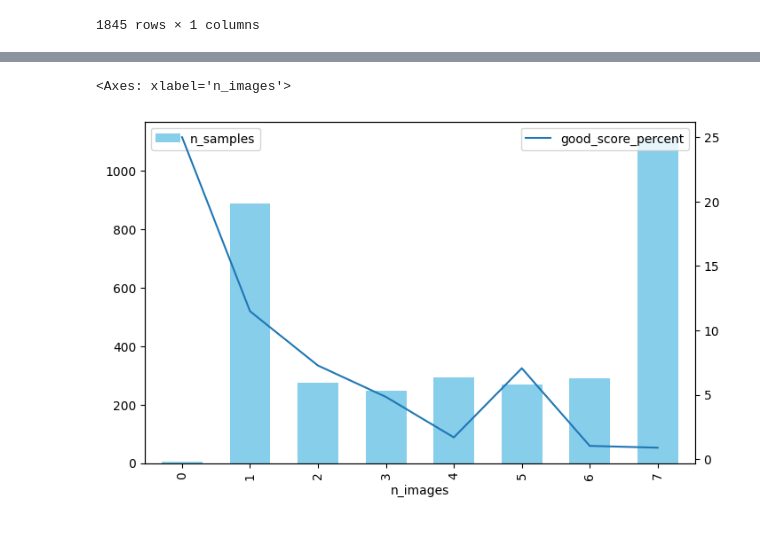
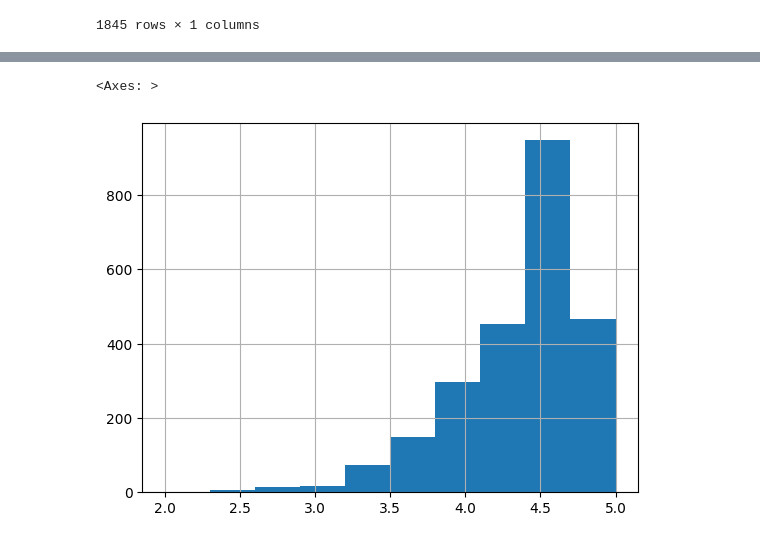
Before and after one commit to Vector239/ISOM5160-project-AI-Driven-Personalized-Product-Improvement-Recommendation-System-for-Amazon-Sellers, a Jupyter notebook: ISOM5160-GROUP7.ipynb, the cells around one changed output, grey strips where cells are left out. Saved outputs shown, nothing was run; the diff lists cells and outputs as text; code cells hidden in the pictures.

```diff
--- a/ISOM5160-GROUP7.ipynb
+++ b/ISOM5160-GROUP7.ipynb
@@ -125,12 +152,5 @@ df.plot(x='n_images', y=['good_score_percent'], ax=ax.twinx())
-# %%
-data = []
-for n in range(8):
-    tmp = df_amazon_product_info[df_amazon_product_info.CountAltImages==n]#.Score.hist(bins=50)
-    data.append({'n_images':n, 'good_score_percent':len(tmp[tmp.Score <= 3]) / len(tmp) * 100, 'n_samples':len(tmp)})
-
-df = pd.DataFrame(data)
-ax = df.plot(x='n_images', y='n_samples', kind="bar", color="skyblue", width=0.6, figsize=(8,5))
-df.plot(x='n_images', y=['good_score_percent'], ax=ax.twinx())
-# %% [output]
-<Axes: xlabel='n_images'>
-[figure, removed]
+# %%
+df_amazon_product_info[df_amazon_product_info.NumRatings > 20].Score.hist(bins=10)
+# %% [output]
+<Axes: >
+[figure, added]
```
Also changed, not shown: parts of 16 cells of this notebook, 2 other files.
